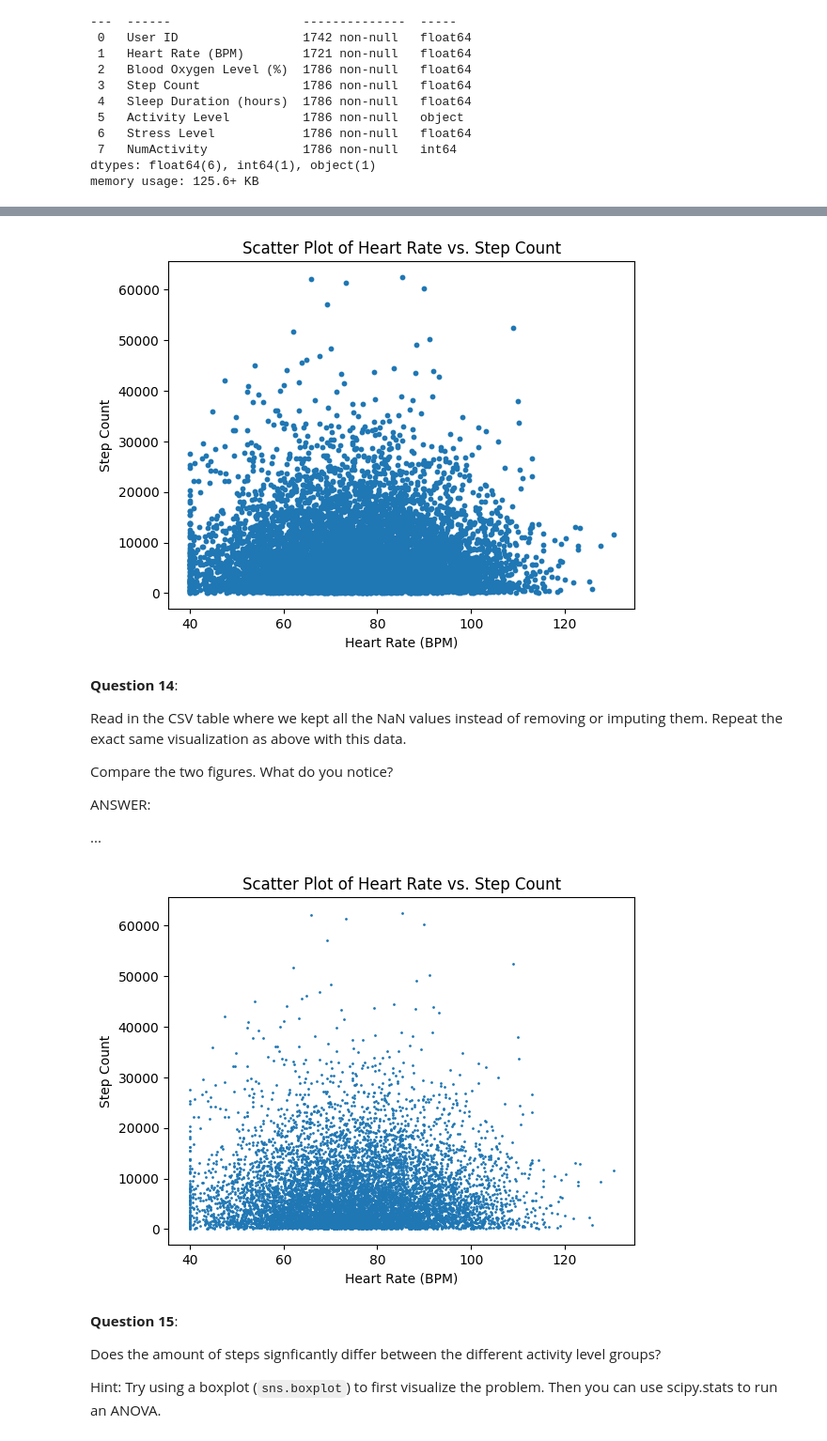
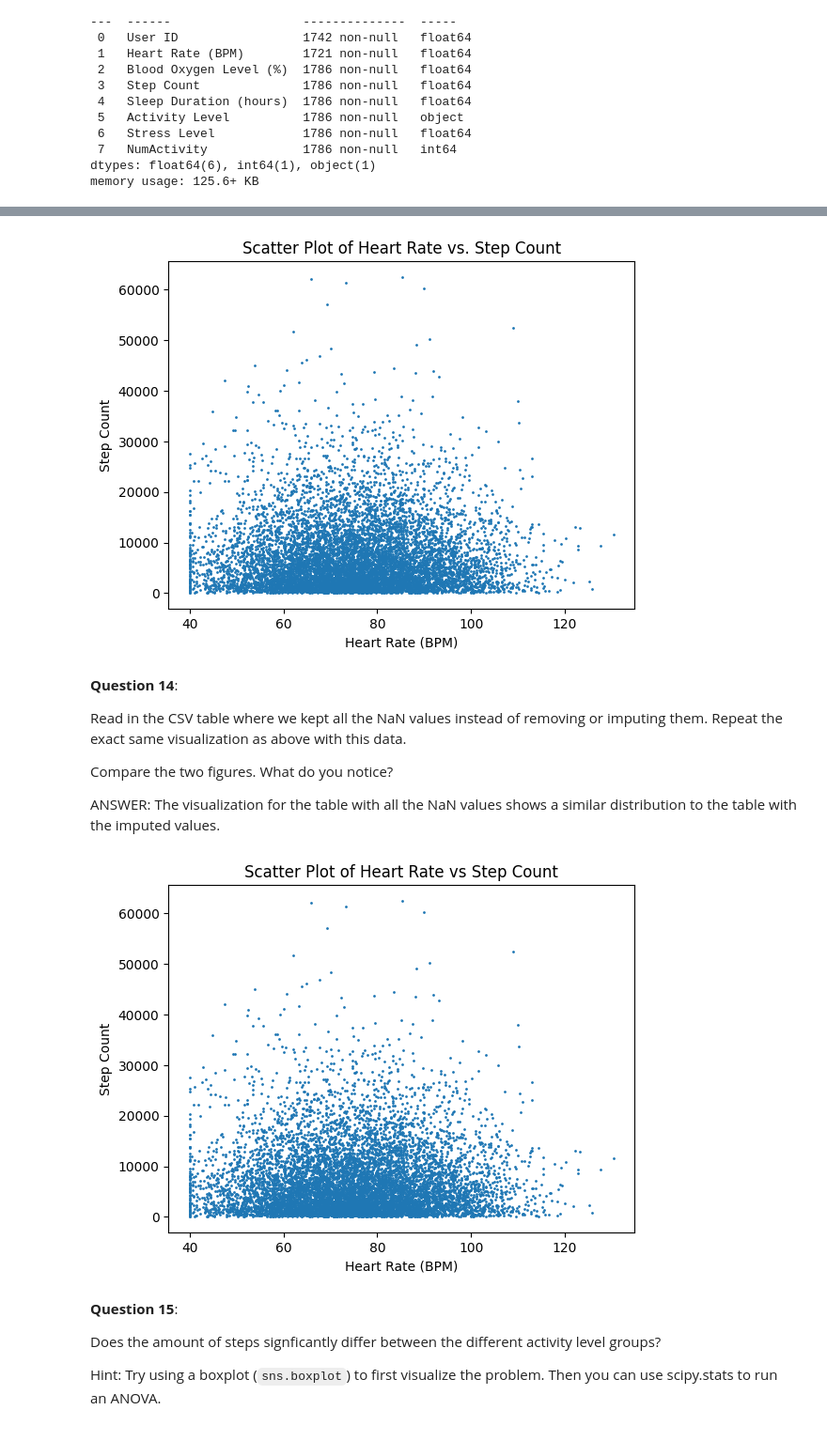
Before and after one commit to BMC-Intersectional-Data-Feminism/exercise-2-data-cleaning-and-analysis-fionayr, a Jupyter notebook: exercise2.ipynb, the cells around one changed output, grey strips where cells are left out. Shown: that part at 94% size. Cells and saved outputs as stored; diff of their text form; code cells hidden in the pictures.

```diff
--- a/exercise2.ipynb
+++ b/exercise2.ipynb
@@ -657,13 +653,13 @@ x = df['Heart Rate (BPM)']
 y = df['Step Count']
 
 # Create a scatter plot with a small size for the points
-plt.scatter(x, y, s=10)  # Adjust s to change the size of points  (try s=10, 1, 0.5, 0.1)
+plt.scatter(x, y, s=1)  # Adjust s to change the size of points  (try s=10, 1, 0.5, 0.1)
 plt.xlabel('Heart Rate (BPM)')
 plt.ylabel('Step Count')
 plt.title('Scatter Plot of Heart Rate vs. Step Count')
 plt.show()
 # %% [output]
-[figure, old version]
+[figure, new version]
 # %% [markdown]
 **Question 14**:
 
@@ -672,23 +668,17 @@ Read in the CSV table where we kept all the NaN values instead of removing or im
 
 Compare the two figures. What do you notice?
 
-ANSWER:
-
-...
+ANSWER: The visualization for the table with all the NaN values shows a similar distribution to the table with the imputed values.
 # %%
 nanTable = pd.read_csv('smartwatch_nan_vals.csv')
 # %%
-x = df['Heart Rate (BPM)']
-y = df['Step Count']
-
-# Create a scatter plot with a small size for the points
-plt.scatter(x, y, s=1)  # Adjust s to change the size of points
+plt.scatter(nanTable['Heart Rate (BPM)'], nanTable['Step Count'], s=1)
 plt.xlabel('Heart Rate (BPM)')
 plt.ylabel('Step Count')
-plt.title('Scatter Plot of Heart Rate vs. Step Count')
+plt.title('Scatter Plot of Heart Rate vs Step Count')
 plt.show()
 # %% [output]
-[figure, old version]
+[figure, new version]
 # %% [markdown]
 **Question 15**:
 
```
Also changed, not shown: parts of 3 cells of this notebook, 1 other file.
